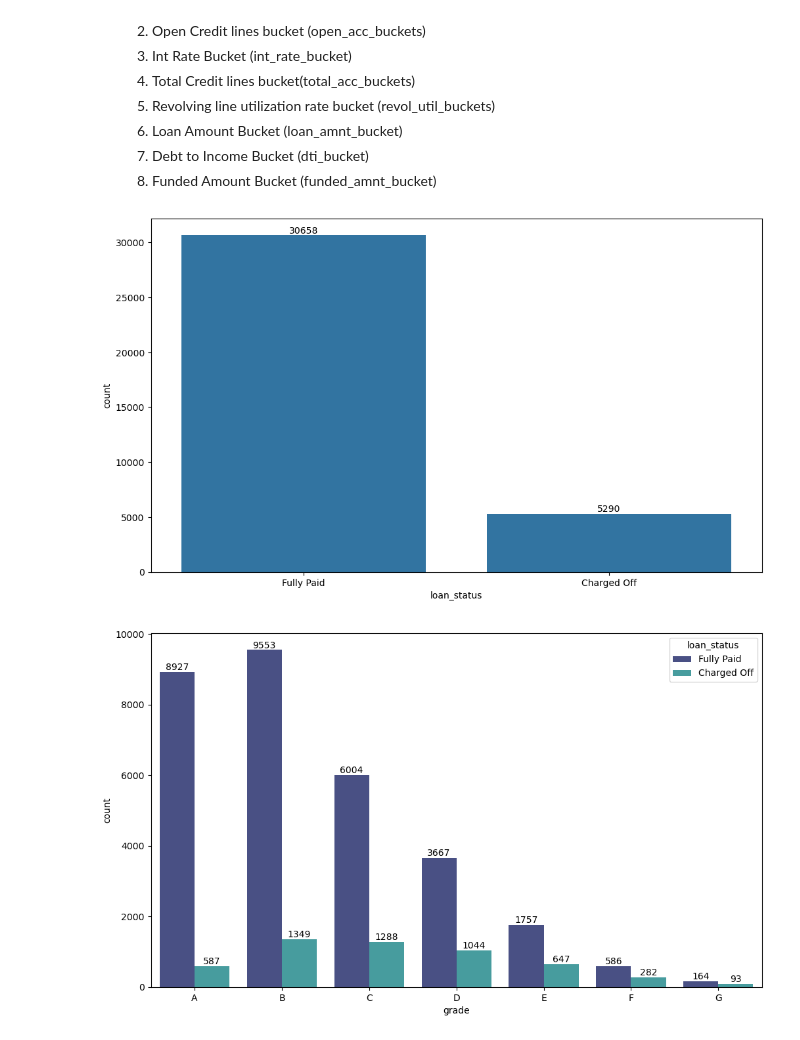
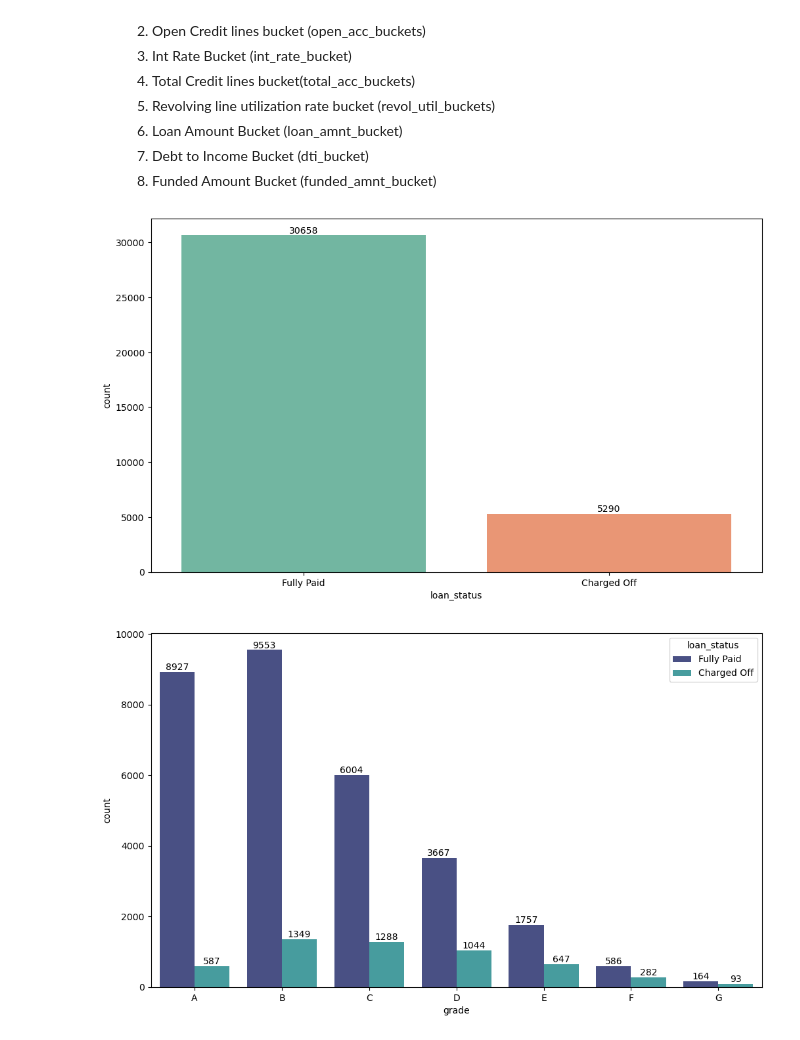
Before and after one commit to mkviswanadh/LendingClubCaseStudy, a Jupyter notebook: Lending_Club_Case_Study.ipynb, the cells around one changed output. Cells and saved outputs as stored; diff of their text form; code cells hidden in the pictures.

```diff
--- a/Lending_Club_Case_Study.ipynb
+++ b/Lending_Club_Case_Study.ipynb
@@ -571,6 +583,7 @@ plt.show()
 # %%
 fig, ax = plt.subplots(figsize=(12,2))
-sns.countplot(df_loans_charged_off['annual_inc_buckets'])
-ax.bar_label(ax.containers[0], fontsize=10)
+sns.countplot(df_loans_charged_off['annual_inc_buckets'], palette='Set2')
+for container in ax.containers:
+    ax.bar_label(container, fontsize=10)
 plt.show()
 # %% [output]
@@ -578,6 +591,7 @@ plt.show()
 # %%
 fig, ax = plt.subplots(figsize=(12,2))
-sns.countplot(df_loans_charged_off['loan_amnt_buckets'])
-ax.bar_label(ax.containers[0], fontsize=10)
+sns.countplot(df_loans_charged_off['loan_amnt_buckets'], palette='Set2')
+for container in ax.containers:
+    ax.bar_label(container, fontsize=10)
 plt.show()
 # %% [output]
@@ -585,6 +599,7 @@ plt.show()
 # %%
 fig, ax = plt.subplots(figsize=(12,2))
-sns.countplot(df_loans_charged_off['funded_amnt_buckets'])
-ax.bar_label(ax.containers[0], fontsize=10)
+sns.countplot(df_loans_charged_off['funded_amnt_buckets'], palette='Set2')
+for container in ax.containers:
+    ax.bar_label(container, fontsize=10)
 plt.show()
 # %% [output]
@@ -592,6 +607,7 @@ plt.show()
 # %%
 fig, ax = plt.subplots(figsize=(12,2))
-sns.countplot(df_loans_charged_off['dti_buckets'])
-ax.bar_label(ax.containers[0], fontsize=10)
+sns.countplot(df_loans_charged_off['dti_buckets'], palette='Set2')
+for container in ax.containers:
+    ax.bar_label(container, fontsize=10)
 plt.show()
 # %% [output]
@@ -630,11 +646,12 @@ Following fields will be analysed as part of bivariate analysis against Loan Sta
     8. Funded Amount Bucket (funded_amnt_bucket)
 # %%
 fig, ax = plt.subplots(figsize=(12,7))
-sns.countplot(x ='loan_status', data = df_loans)
-ax.bar_label(ax.containers[0], fontsize=10)
+sns.countplot(x ='loan_status', data = df_loans, palette='Set2')
+for container in ax.containers:
+    ax.bar_label(container, fontsize=10)
 plt.show()
 # %% [output]
-[figure, old version]
+[figure, new version]
 # %%
 fig, ax = plt.subplots(figsize=(12,7))
 sns.set_palette('colorblind')
```
Also changed, not shown: parts of 16 cells of this notebook.
